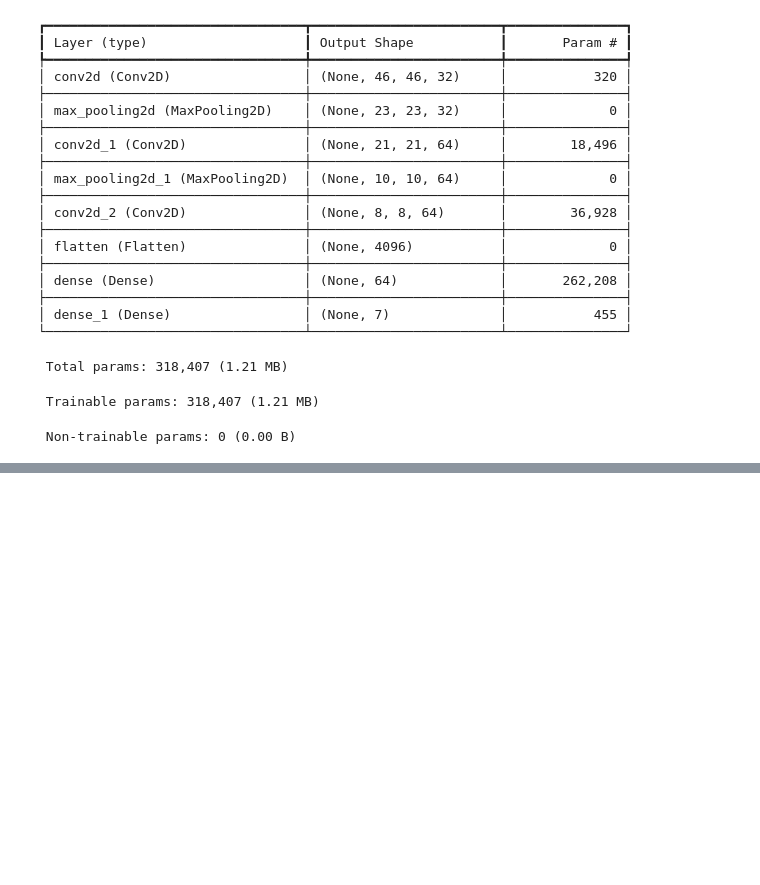
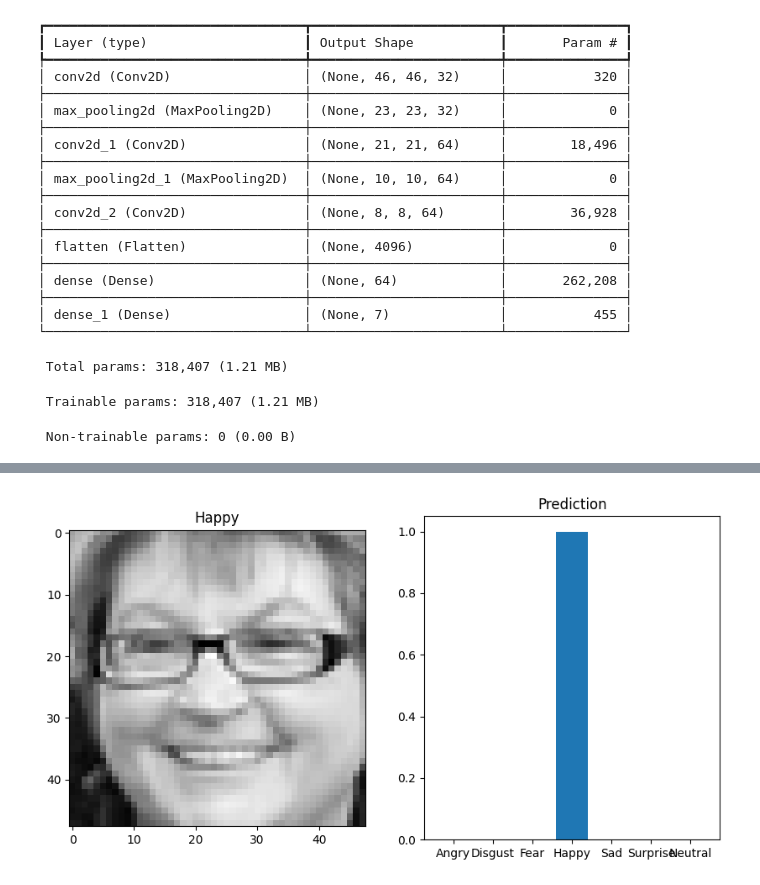
Before and after one commit to s4bih/machine-learning, a Jupyter notebook: Untitled13.ipynb, the cells around one changed output, grey strips where cells are left out. Drawn from its saved outputs; the diff is of its cells as text; code cells hidden in the pictures; blank space fills up the shorter version.

```diff
--- a/Untitled13.ipynb
+++ b/Untitled13.ipynb
@@ -285,0 +286,14 @@ val_loss
+# %%
+def plot_image(test_image_array,test_image_label,pred_test_label,iamge_number):
+  fig, axs = plt.subplots(1, 2, figsize=(10, 5))
+  bar_label = emotions.values()
+  axs = axs.ravel()
+  axs[0].imshow(test_image_array[iamge_number], cmap = 'gray')
+  axs[0].set_title(emotions[test_image_label[iamge_number]])
+  axs[1].bar(bar_label,pred_test_label[iamge_number])
+  axs[1].set_title('Prediction')
+  plt.show()
+# %%
+plot_image(test_image_array,test_image_label,pred_test_label, 100)
+# %% [output]
+[figure, added]
```
Also changed, not shown: parts of 6 cells of this notebook.
